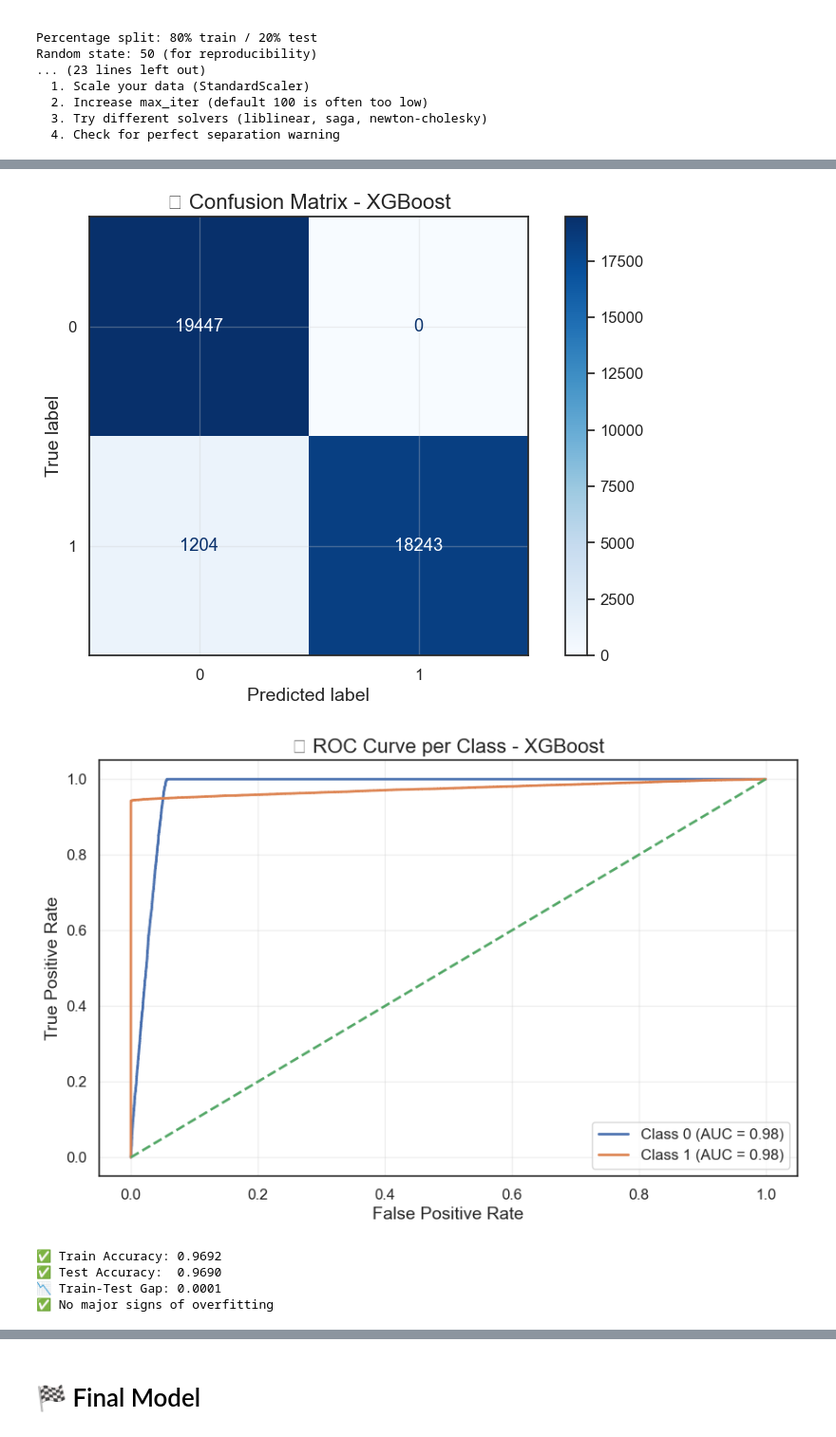
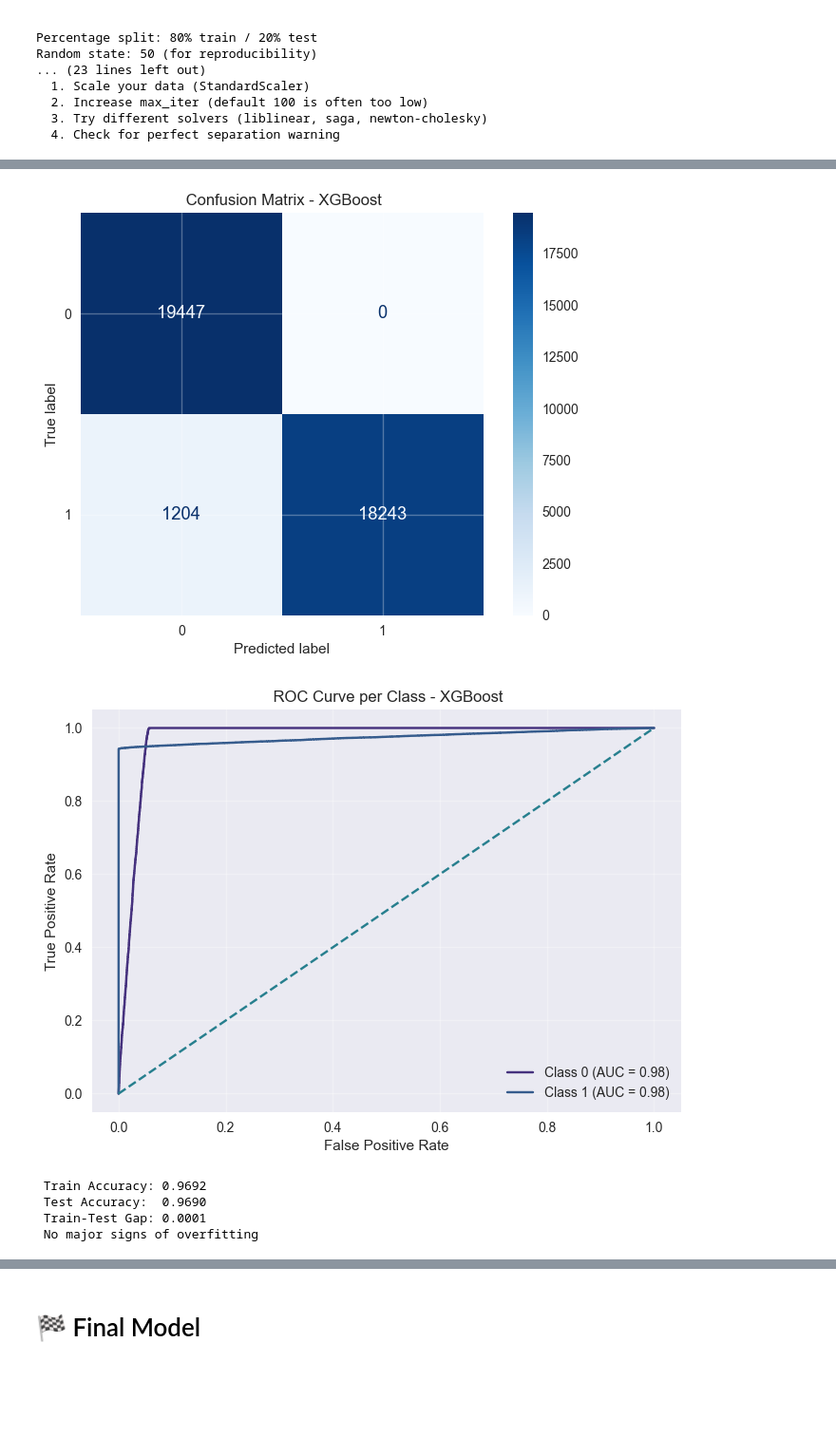
Before and after one commit to JmineSA/Financial-Fraud-Modeling-for-LOL-Bank, a Jupyter notebook: Notebooks/Financial Fraud Modeling for LOL Bank.ipynb, the cells around one changed output, grey strips where cells are left out. Shown at 95% size. Saved outputs shown, nothing was run; the diff lists cells and outputs as text; code cells hidden in the pictures; blank space fills up the shorter version.

```diff
--- a/Notebooks/Financial Fraud Modeling for LOL Bank.ipynb
+++ b/Notebooks/Financial Fraud Modeling for LOL Bank.ipynb
@@ -179,9 +179,7 @@ None
 ## DATA CLEANING & PRE-PROCESSING
 # %%
 # Handling Transaction_Date
-
-
-df['Transaction_Date'] = pd.to_datetime(df['Transaction_Date'])
+df['Transaction_Date'] = pd.to_datetime(df['Transaction_Date'], format='%d-%m-%Y')
 df['Day'] = df['Transaction_Date'].dt.day
 df['Month'] = df['Transaction_Date'].dt.month
 df['Weekday'] = df['Transaction_Date'].dt.weekday
@@ -1338,7 +1300,7 @@ from sklearn.metrics import classification_report, confusion_matrix, ConfusionMa
 smote = SMOTE(random_state=42)
 X_resampled, y_resampled = smote.fit_resample(X_train, y_train)
 
-print("✅ Resampled Class Distribution:")
+print(" Resampled Class Distribution:")
 print(pd.Series(y_resampled).value_counts(normalize=True))
 
 # 2. Train-Test Split
@@ -1365,7 +1327,7 @@ pipeline = Pipeline([
 
 # 4. Cross-validation
 cv_scores = cross_val_score(pipeline, X_train, y_train, cv=5, scoring='accuracy')
-print(f"📊 Cross-validated Accuracy: {np.mean(cv_scores):.4f} ± {np.std(cv_scores):.4f}")
+print(f" Cross-validated Accuracy: {np.mean(cv_scores):.4f} ± {np.std(cv_scores):.4f}")
 
 # 5. Train model
 pipeline.fit(X_train, y_train)
@@ -1374,14 +1336,14 @@ pipeline.fit(X_train, y_train)
 y_pred = pipeline.predict(X_test)
 
 # 7. Evaluation
-print("\n🧾 Classification Report:")
+print("\n Classification Report:")
 print(classification_report(y_test, y_pred))
 
 # Confusion Matrix
 cm = confusion_matrix(y_test, y_pred)
 disp = ConfusionMatrixDisplay(confusion_matrix=cm)
 disp.plot(cmap='Blues')
-plt.title("📉 Confusion Matrix")
+plt.title(" Confusion Matrix")
 plt.show()
 
 # 8. ROC Curve (if few classes)
@@ -1391,7 +1353,7 @@ if len(np.unique(y)) <= 5:
         fpr, tpr, _ = roc_curve((y_test == i).astype(int), y_proba[:, i])
         plt.plot(fpr, tpr, label=f'Class {i} (AUC = {auc(fpr, tpr):.2f})')
     plt.plot([0, 1], [0, 1], linestyle='--')
-    plt.title("📈 ROC Curve per Class")
+    plt.title(" ROC Curve per Class")
     plt.xlabel("False Positive Rate")
     plt.ylabel("True Positive Rate")
     plt.legend()
@@ -1403,12 +1365,12 @@ train_acc = accuracy_score(y_train, pipeline.predict(X_train))
 test_acc = accuracy_score(y_test, y_pred)
 gap = train_acc - test_acc
 
-print(f"✅ Train Accuracy: {train_acc:.4f}")
-print(f"✅ Test Accuracy:  {test_acc:.4f}")
-print(f"📉 Train-Test Gap: {gap:.4f}")
+print(f" Train Accuracy: {train_acc:.4f}")
+print(f" Test Accuracy:  {test_acc:.4f}")
+print(f" Train-Test Gap: {gap:.4f}")
 
 if gap > 0.05:
-    print("⚠️ Potential Overfitting Detected")
+    print(" Potential Overfitting Detected")
 else:
-    print("✅ No major signs of overfitting")
+    print(" No major signs of overfitting")
 # %% [output]
@@ -1449,7 +1411,7 @@ import matplotlib.pyplot as plt
 smote = SMOTE(random_state=42)
 X_resampled, y_resampled = smote.fit_resample(X_train, y_train)
 
-print("✅ Resampled Class Distribution:")
+print(" Resampled Class Distribution:")
 print(pd.Series(y_resampled).value_counts(normalize=True))
 
 # 2. Train-Test Split
@@ -1477,7 +1439,7 @@ pipeline = Pipeline([
 
 # 4. Cross-validation
 cv_scores = cross_val_score(pipeline, X_train, y_train, cv=5, scoring='accuracy')
-print(f"📊 Cross-validated Accuracy: {np.mean(cv_scores):.4f} ± {np.std(cv_scores):.4f}")
+print(f" Cross-validated Accuracy: {np.mean(cv_scores):.4f} ± {np.std(cv_scores):.4f}")
 
 # 5. Train model
 pipeline.fit(X_train, y_train)
@@ -1486,14 +1448,14 @@ pipeline.fit(X_train, y_train)
 y_pred = pipeline.predict(X_test)
 
 # 7. Evaluation
-print("\n🧾 Classification Report:")
+print("\n Classification Report:")
 print(classification_report(y_test, y_pred))
 
 # Confusion Matrix
 cm = confusion_matrix(y_test, y_pred)
 disp = ConfusionMatrixDisplay(confusion_matrix=cm)
 disp.plot(cmap='Blues')
-plt.title("📉 Confusion Matrix - XGBoost")
+plt.title(" Confusion Matrix - XGBoost")
 plt.show()
 
 # 8. ROC Curve (if few classes)
@@ -1503,7 +1465,7 @@ if len(np.unique(y)) <= 5:
         fpr, tpr, _ = roc_curve((y_test == i).astype(int), y_proba[:, i])
         plt.plot(fpr, tpr, label=f'Class {i} (AUC = {auc(fpr, tpr):.2f})')
     plt.plot([0, 1], [0, 1], linestyle='--')
-    plt.title("📈 ROC Curve per Class - XGBoost")
+    plt.title(" ROC Curve per Class - XGBoost")
     plt.xlabel("False Positive Rate")
     plt.ylabel("True Positive Rate")
     plt.legend()
@@ -1515,12 +1477,12 @@ train_acc = accuracy_score(y_train, pipeline.predict(X_train))
 test_acc = accuracy_score(y_test, y_pred)
 gap = train_acc - test_acc
 
-print(f"✅ Train Accuracy: {train_acc:.4f}")
-print(f"✅ Test Accuracy:  {test_acc:.4f}")
-print(f"📉 Train-Test Gap: {gap:.4f}")
+print(f" Train Accuracy: {train_acc:.4f}")
+print(f" Test Accuracy:  {test_acc:.4f}")
+print(f" Train-Test Gap: {gap:.4f}")
 
 if gap > 0.05:
-    print("⚠️ Potential Overfitting Detected")
+    print(" Potential Overfitting Detected")
 else:
-    print("✅ No major signs of overfitting")
+    print(" No major signs of overfitting")
 # %% [output]
@@ -1560,9 +1505,9 @@ weighted avg       0.97      0.97      0.97     38894
-[figure, old version]
+[figure, new version]
-[figure, old version]
+[figure, new version]
-✅ Train Accuracy: 0.9692
-✅ Test Accuracy:  0.9690
-📉 Train-Test Gap: 0.0001
-✅ No major signs of overfitting
+ Train Accuracy: 0.9692
+ Test Accuracy:  0.9690
+ Train-Test Gap: 0.0001
+ No major signs of overfitting
 # %%
 from lightgbm import LGBMClassifier
 from imblearn.over_sampling import SMOTE
```
Also changed, not shown: parts of 23 cells of this notebook.
